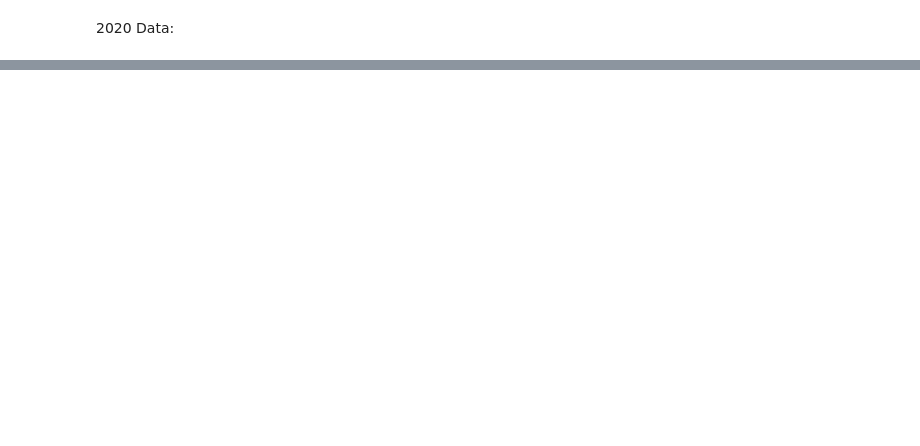
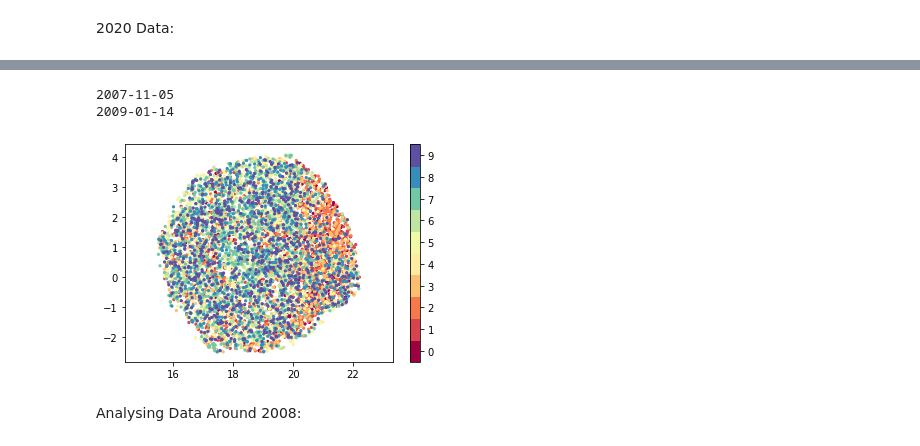
Before and after one commit to shambhavi-suri/MNIST_TDA, a Jupyter notebook: Time series/Financial_Data_Plots.ipynb, the cells around one changed output, grey strips where cells are left out. Saved outputs shown, nothing was run; the diff lists cells and outputs as text; code cells hidden in the pictures; blank space fills up the shorter version.

Commit message:
Added analysis using Taken's embedding

```diff
--- a/Time series/Financial_Data_Plots.ipynb
+++ b/Time series/Financial_Data_Plots.ipynb
@@ -356,0 +365,11 @@ mapper.visualize(graph,
+# %%
+emb_g = embedding_taken(stats.zscore(adjusted_gspc), delay = 1, dimension = 11)
+emb_r = embedding_taken(stats.zscore(adjusted_rut), delay = 1, dimension = 11)
+emb_i = embedding_taken(stats.zscore(adjusted_ixic), delay = 1, dimension = 11)
+# %%
+#UMAP Embedding of all points in sliding window point cloud GSPC
+reducer = umap.UMAP(random_state=3142)
+embedding_g = reducer.fit_transform(emb_g)
+umap_plot_g = umap.UMAP(random_state = 3142).fit(emb_g)
+hover_data = pd.DataFrame({'label':color})
+umap.plot.points(umap_plot_g, labels = np.array(color), theme = 'fire')
@@ -356,0 +379,6 @@ mapper.visualize(graph,
+# %%
+#UMAP Embedding of all points in sliding window point cloud IXIC
+umap_plot_i = umap.UMAP(random_state = 3142).fit(emb_i)
+embedding_i = reducer.fit_transform(emb_i)
+hover_data = pd.DataFrame({'label':color})
+umap.plot.points(umap_plot_i, labels = np.array(color), theme = 'fire')
@@ -356,0 +388,6 @@ mapper.visualize(graph,
+# %%
+#UMAP Embedding of all points in sliding window point cloud RUT
+umap_plot_r = umap.UMAP(random_state = 3142).fit(emb_r)
+embedding_r = reducer.fit_transform(emb_r)
+hover_data = pd.DataFrame({'label':color})
+umap.plot.points(umap_plot_r, labels = np.array(color), theme = 'fire')
@@ -356,0 +397,16 @@ mapper.visualize(graph,
+# %%
+#Restricting to 2007-2008 time period
+print(tooltips[5000])
+print(tooltips[5300])
+size = 75
+# %% [output]
+2007-11-05
+2009-01-14
+# %%
+plt.scatter(embedding_r[:,0], embedding_r[:, 1], c = color, cmap='Spectral', s=5)
+plt.gca().set_aspect('equal', 'datalim')
+plt.colorbar(boundaries=np.arange(11)-0.5).set_ticks(np.arange(10))
+# %% [output]
+[figure, added]
+# %% [markdown]
+Analysing Data Around 2008:
```
Also changed, not shown: parts of 73 cells of this notebook.
